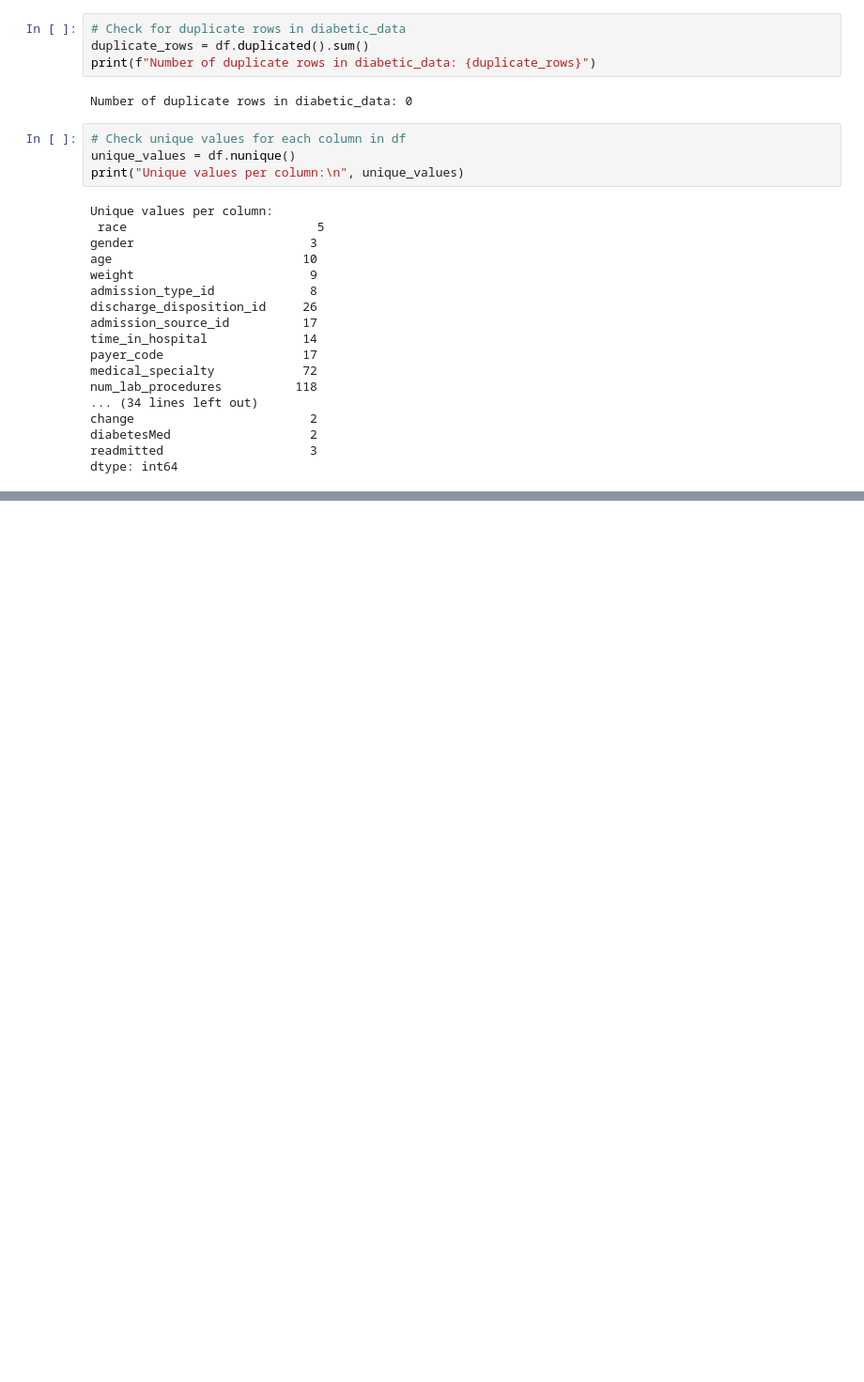
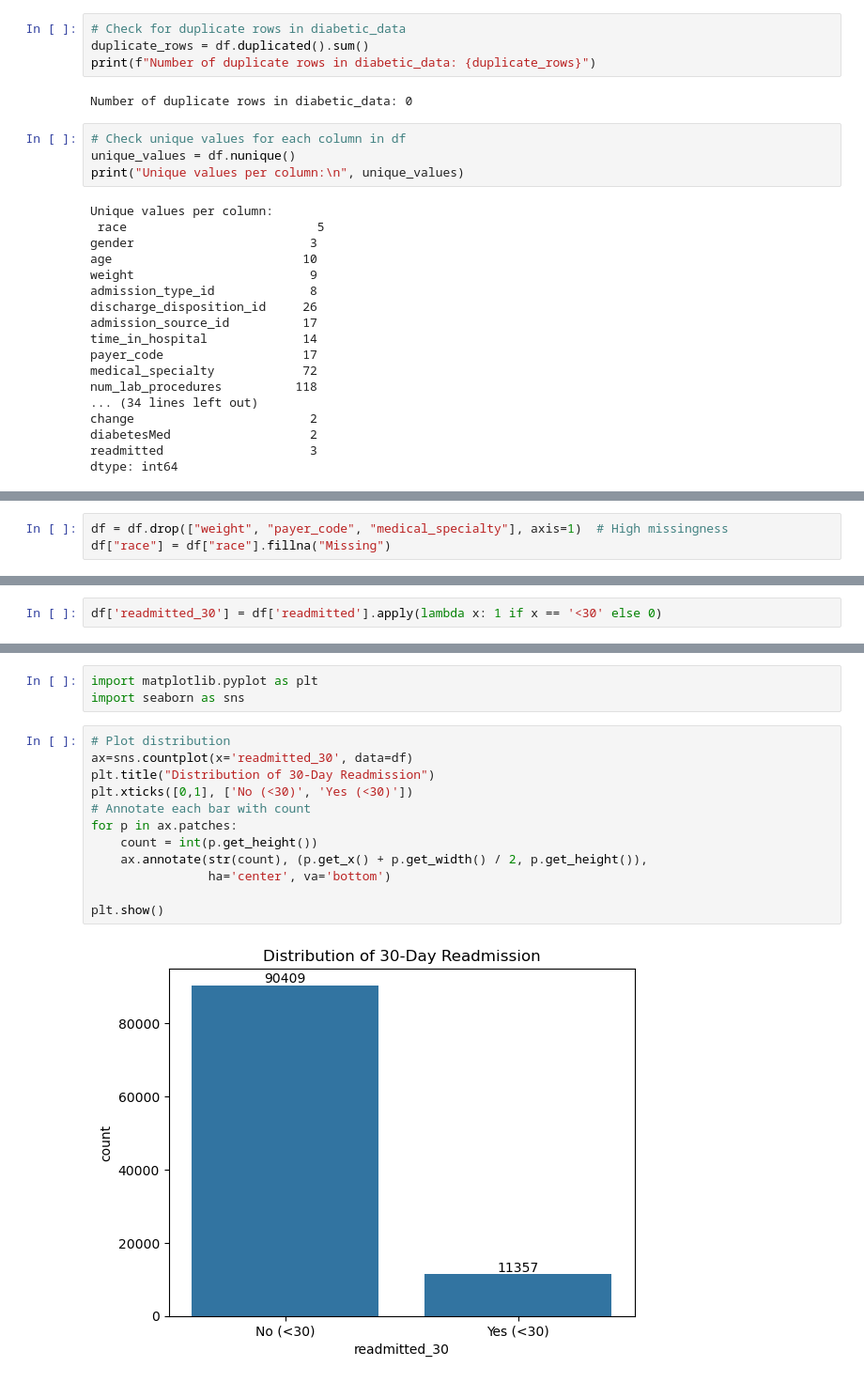
Before and after one commit to Kobyna/healthcare-data-portfolio, a Jupyter notebook: Project_3_Readmission_Prediction/notebook/analysis.ipynb, the cells around one changed output, grey strips where cells are left out. Shown: that part at 94% size. Cells and saved outputs as stored; diff of their text form; blank space fills up the shorter version.

```diff
--- a/Project_3_Readmission_Prediction/notebook/analysis.ipynb
+++ b/Project_3_Readmission_Prediction/notebook/analysis.ipynb
@@ -200,0 +113,3 @@ cols_to_drop = [
+# %%
+df = df.drop(["weight", "payer_code", "medical_specialty"], axis=1)  # High missingness
+df["race"] = df["race"].fillna("Missing")
@@ -202,0 +134,2 @@ df.describe(include = 'all').T
+# %%
+df['readmitted_30'] = df['readmitted'].apply(lambda x: 1 if x == '<30' else 0)
@@ -202,0 +156,17 @@ df.describe(include = 'all').T
+# %%
+import matplotlib.pyplot as plt
+import seaborn as sns
+# %%
+# Plot distribution
+ax=sns.countplot(x='readmitted_30', data=df)
+plt.title("Distribution of 30-Day Readmission")
+plt.xticks([0,1], ['No (<30)', 'Yes (<30)'])
+# Annotate each bar with count
+for p in ax.patches:
+    count = int(p.get_height())
+    ax.annotate(str(count), (p.get_x() + p.get_width() / 2, p.get_height()),
+                ha='center', va='bottom')
+
+plt.show()
+# %% [output]
+[figure, added]
```
Also changed, not shown: parts of 18 cells of this notebook.
